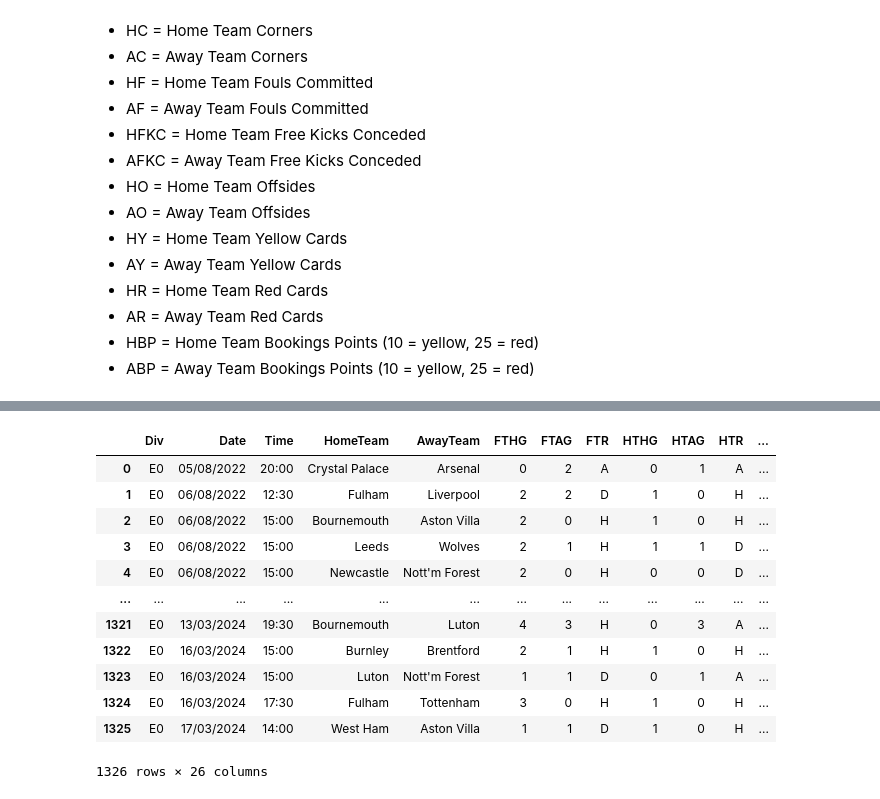
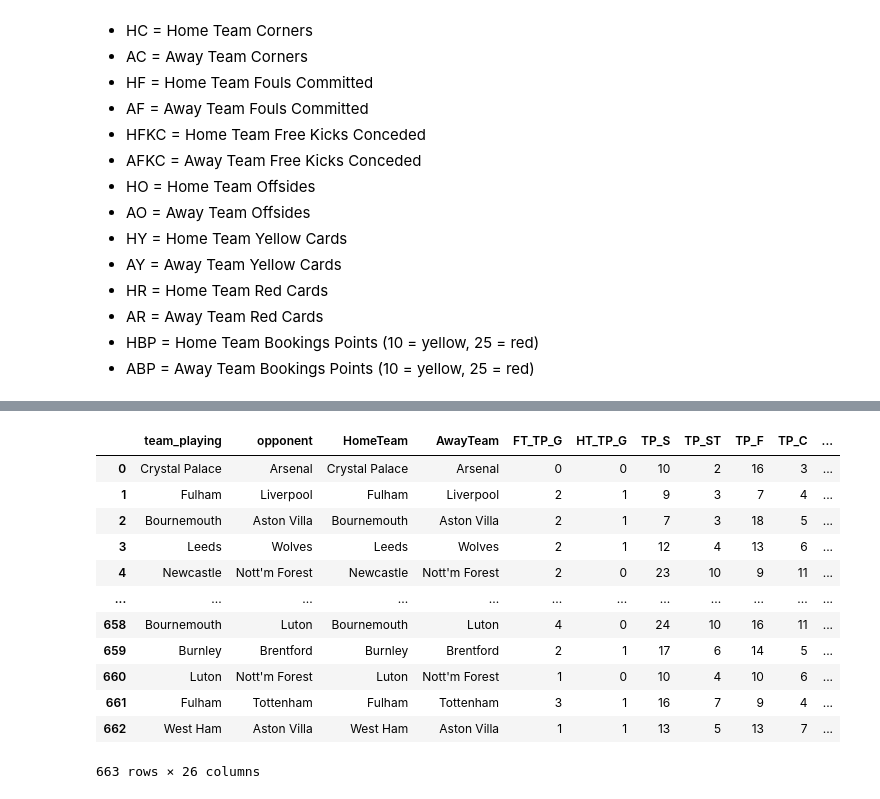
Before and after one commit to adilsaid64/bayesian-football-match-prediction, a Jupyter notebook: data-prep.ipynb, the cells around one changed output, grey strips where cells are left out. Drawn from its saved outputs; the diff is of its cells as text; code cells hidden in the pictures.

```diff
--- a/data-prep.ipynb
+++ b/data-prep.ipynb
@@ -127,21 +93,55 @@ df2
-# %%
-df = pd.concat([df, df2], ignore_index=True)
-df
-# %% [output]
-|  | Div | Date | Time | HomeTeam | AwayTeam | FTHG | FTAG | FTR | HTHG | HTAG | HTR | ... |
-| 0 | E0 | 05/08/2022 | 20:00 | Crystal Palace | Arsenal | 0 | 2 | A | 0 | 1 | A | ... |
-| 1 | E0 | 06/08/2022 | 12:30 | Fulham | Liverpool | 2 | 2 | D | 1 | 0 | H | ... |
-| 2 | E0 | 06/08/2022 | 15:00 | Bournemouth | Aston Villa | 2 | 0 | H | 1 | 0 | H | ... |
-| 3 | E0 | 06/08/2022 | 15:00 | Leeds | Wolves | 2 | 1 | H | 1 | 1 | D | ... |
-| 4 | E0 | 06/08/2022 | 15:00 | Newcastle | Nott'm Forest | 2 | 0 | H | 0 | 0 | D | ... |
-| ... | ... | ... | ... | ... | ... | ... | ... | ... | ... | ... | ... | ... |
-| 1321 | E0 | 13/03/2024 | 19:30 | Bournemouth | Luton | 4 | 3 | H | 0 | 3 | A | ... |
-| 1322 | E0 | 16/03/2024 | 15:00 | Burnley | Brentford | 2 | 1 | H | 1 | 0 | H | ... |
-| 1323 | E0 | 16/03/2024 | 15:00 | Luton | Nott'm Forest | 1 | 1 | D | 0 | 1 | A | ... |
-| 1324 | E0 | 16/03/2024 | 17:30 | Fulham | Tottenham | 3 | 0 | H | 1 | 0 | H | ... |
-| 1325 | E0 | 17/03/2024 | 14:00 | West Ham | Aston Villa | 1 | 1 | D | 1 | 0 | H | ... |
-1326 rows × 26 columns
-# %%
-df['Date'] = pd.to_datetime(df['Date'])
-df['Hour'] = df['Time'].apply(lambda x:x.split(":")[0])
-df = df.sort_values(by= ['Date', 'Hour']).reset_index(drop = True)
+# %%
+# we need:
+# Columns describing:
+# 1. What the team_playing did. We will use these columns to compute rolling statistics of the team playing.
+# 2. Columns describing what the opponent did? Yes because does that represent the team_playing, and how oppositions have done against them right?
+#
+
+df = df[['team_playing', 'opponent', 'HomeTeam', 'AwayTeam', 'FTHG', 'HTHG', 'HS', 'HST', 'HF', 'HC', 'HY', 'HR',
+        'Day', 'Month', 'Year', 'Hour',
+        'FTAG', 'HTAG', 'AS', 'AST', 'AF', 'AC', 'AY', 'AR', 'FTR', 'Referee']]
+
+df2 = df2[['team_playing', 'opponent','HomeTeam', 'AwayTeam','FTAG', 'HTAG', 'AS', 'AST', 'AF', 'AC', 'AY', 'AR',
+            'Day', 'Month', 'Year', 'Hour',
+            'FTHG', 'HTHG', 'HS', 'HST', 'HF', 'HC', 'HY', 'HR', 'FTR', 'Referee']]
+
+
+# We have two datasets. Each containing a team_playing column. df is when the team_playing is the home team and df2 is when
+# the team playing is the away team.
+
+# We need to convert these column names from home and way to team_playing stats and opponent stats.
+# %%
+# First we change the home team. So we need to rename the columns that represent the home teams to say TP for team playing.
+
+
+df = df.rename(columns = {'FTHG':'FT_TP_G',
+            'HTHG':'HT_TP_G',
+            'HS':'TP_S',
+            'HST':'TP_ST',
+            'HF':'TP_F',
+            'HC': 'TP_C',
+            'HY':'TP_Y',
+            'HR':'TP_R',
+            'FTAG':'FT_OP_G',
+            'HTAG':'HT_OP_G',
+            'AS':'OP_S',
+            'AST':'OP_ST',
+            'AF':'OP_F',
+            'AC': 'OP_C',
+            'AY':'OP_Y',
+            'AR':'OP_R'})
+df
+# %% [output]
+|  | team_playing | opponent | HomeTeam | AwayTeam | FT_TP_G | HT_TP_G | TP_S | TP_ST | TP_F | TP_C | ... |
+| 0 | Crystal Palace | Arsenal | Crystal Palace | Arsenal | 0 | 0 | 10 | 2 | 16 | 3 | ... |
+| 1 | Fulham | Liverpool | Fulham | Liverpool | 2 | 1 | 9 | 3 | 7 | 4 | ... |
+| 2 | Bournemouth | Aston Villa | Bournemouth | Aston Villa | 2 | 1 | 7 | 3 | 18 | 5 | ... |
+| 3 | Leeds | Wolves | Leeds | Wolves | 2 | 1 | 12 | 4 | 13 | 6 | ... |
+| 4 | Newcastle | Nott'm Forest | Newcastle | Nott'm Forest | 2 | 0 | 23 | 10 | 9 | 11 | ... |
+| ... | ... | ... | ... | ... | ... | ... | ... | ... | ... | ... | ... |
+| 658 | Bournemouth | Luton | Bournemouth | Luton | 4 | 0 | 24 | 10 | 16 | 11 | ... |
+| 659 | Burnley | Brentford | Burnley | Brentford | 2 | 1 | 17 | 6 | 14 | 5 | ... |
+| 660 | Luton | Nott'm Forest | Luton | Nott'm Forest | 1 | 0 | 10 | 4 | 10 | 6 | ... |
+| 661 | Fulham | Tottenham | Fulham | Tottenham | 3 | 1 | 16 | 7 | 9 | 4 | ... |
+| 662 | West Ham | Aston Villa | West Ham | Aston Villa | 1 | 1 | 13 | 5 | 13 | 7 | ... |
+663 rows × 26 columns
```
Also changed, not shown: parts of 15 cells of this notebook.
